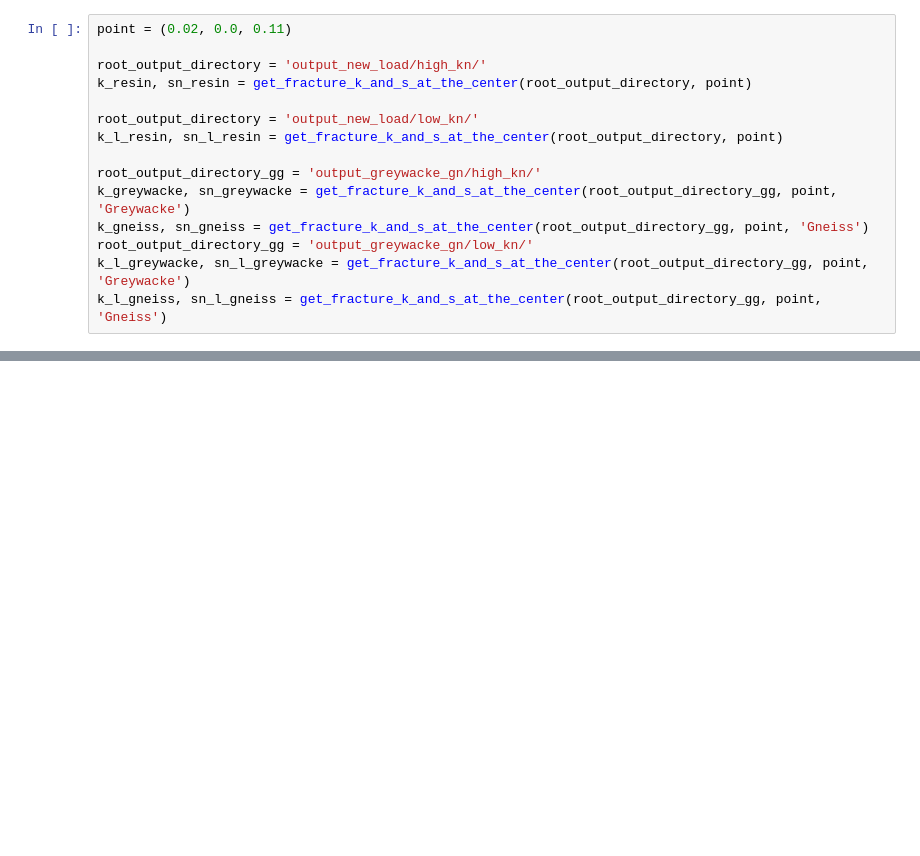
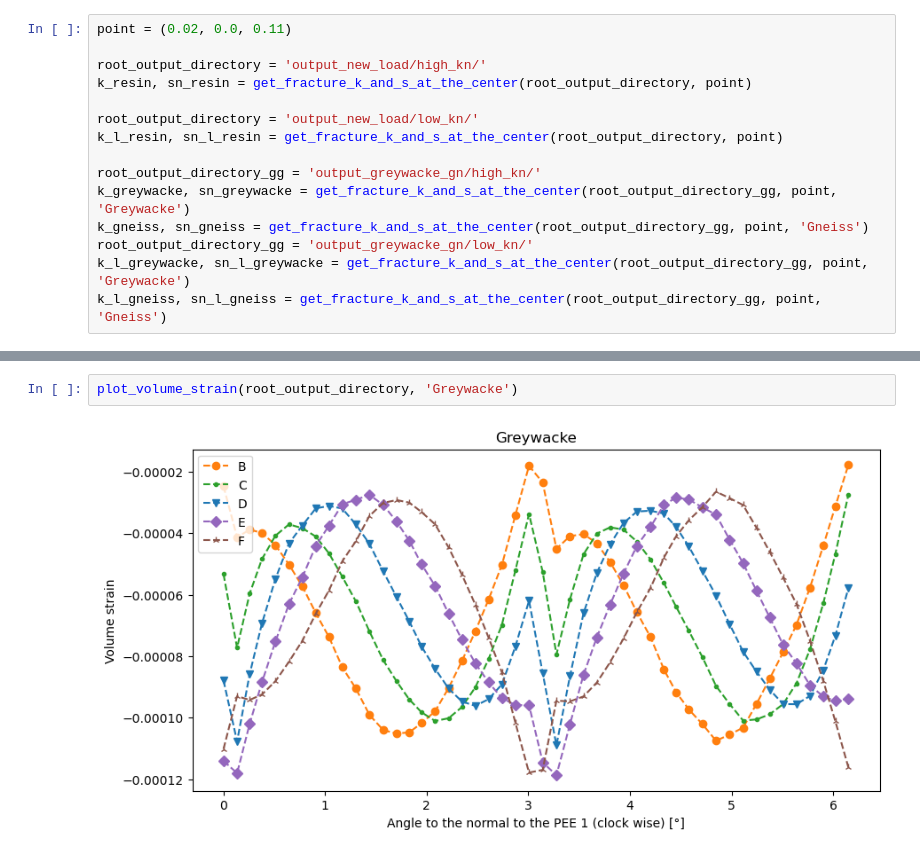
Before and after one commit to wenqing/GreatCell_benchmark, a Jupyter notebook: 3D_HM/GreatCellHM2.ipynb, the cells around one changed output, grey strips where cells are left out. Saved outputs shown, nothing was run; the diff lists cells and outputs as text; blank space fills up the shorter version.

```diff
--- a/3D_HM/GreatCellHM2.ipynb
+++ b/3D_HM/GreatCellHM2.ipynb
@@ -206,0 +336,4 @@ plot_figure(mock_sn, k_resin, k_greywacke, k_gneiss,
+# %%
+plot_volume_strain(root_output_directory, 'Greywacke')
+# %% [output]
+[figure, added]
```
Also changed, not shown: parts of 22 cells of this notebook.
